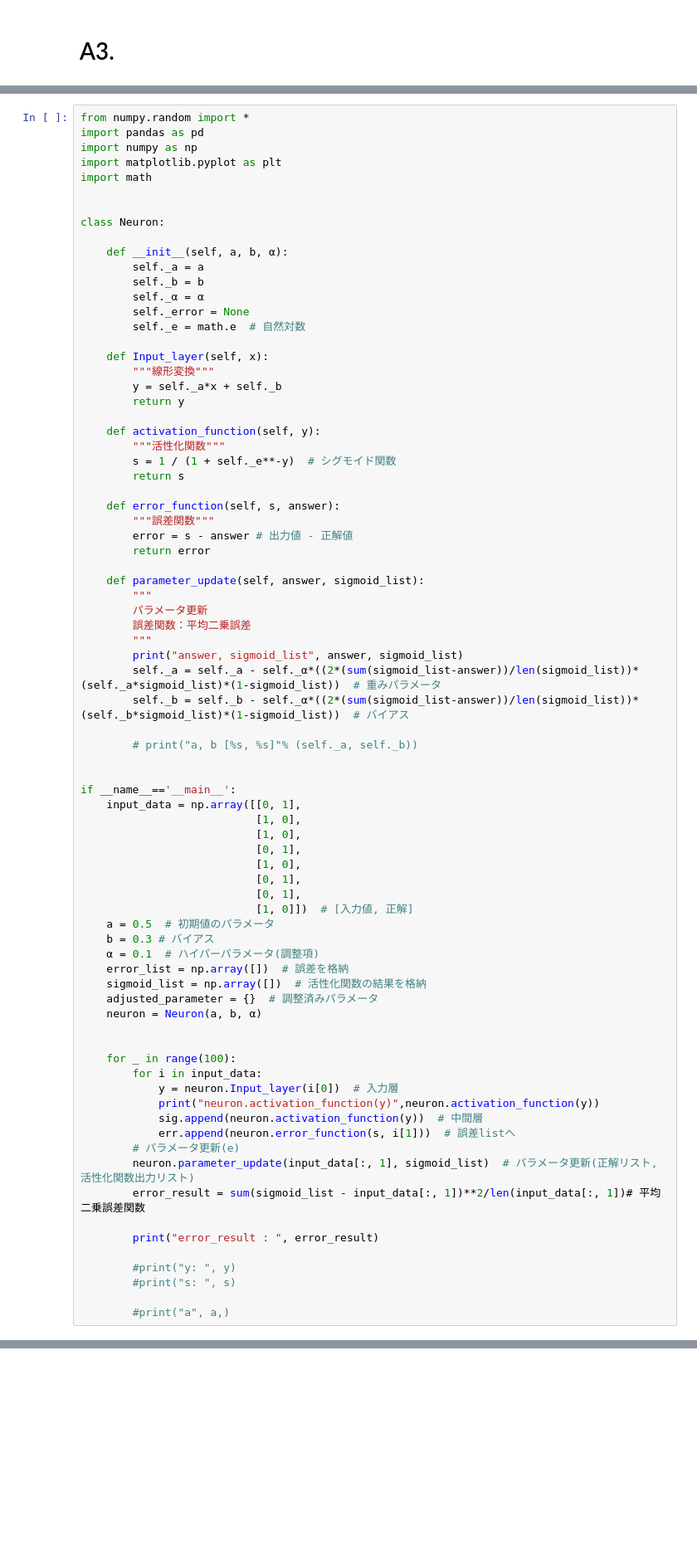
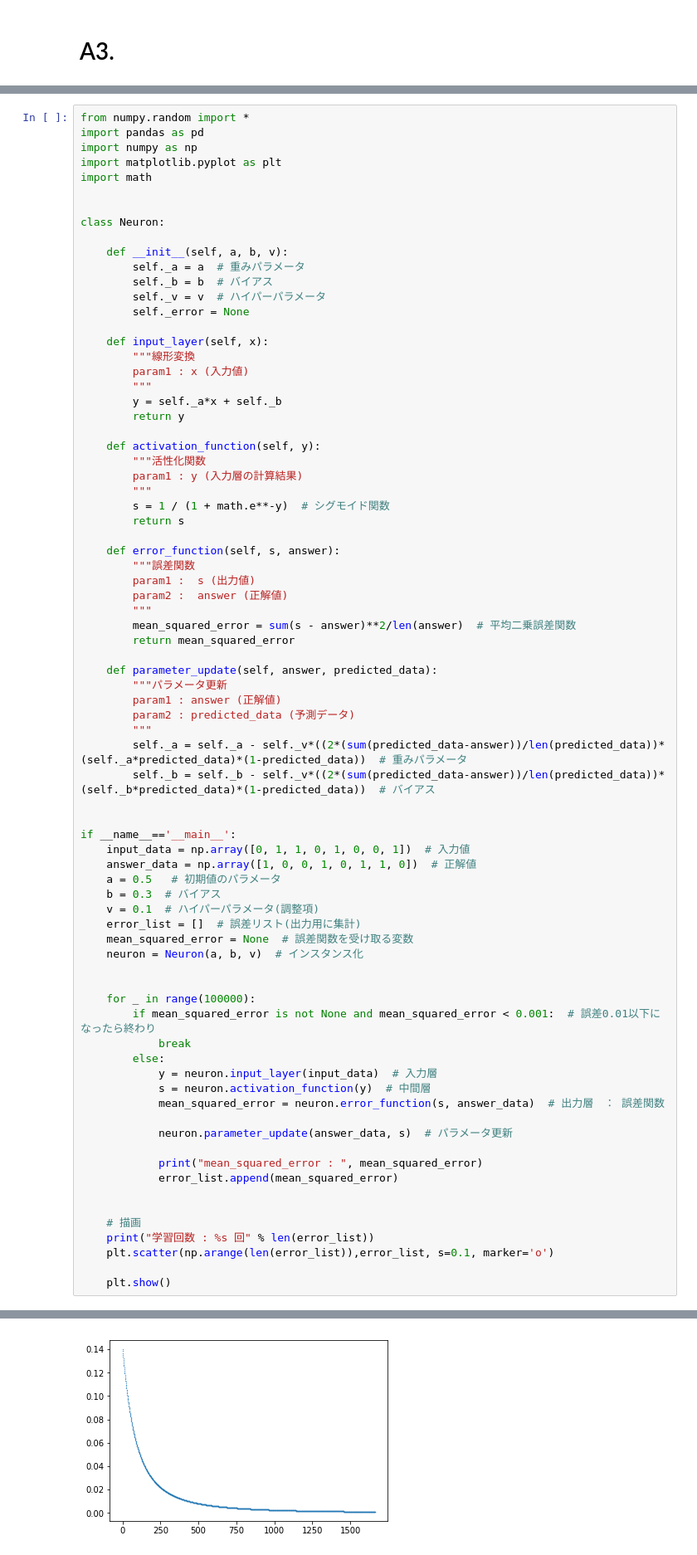
Before and after one commit to mpsamurai/ml-101-exercises, a Jupyter notebook: 04_perceptron/teraoka/04_perceptron.ipynb, the cells around one changed output, grey strips where cells are left out. Shown: that part at 83% size. Saved outputs shown, nothing was run; the diff lists cells and outputs as text; blank space fills up the shorter version.

```diff
--- a/04_perceptron/teraoka/04_perceptron.ipynb
+++ b/04_perceptron/teraoka/04_perceptron.ipynb
@@ -117,72 +114,71 @@ import math
 
 class Neuron:
 
-    def __init__(self, a, b, α):
-        self._a = a
-        self._b = b
-        self._α = α
+    def __init__(self, a, b, v):
+        self._a = a  # 重みパラメータ
+        self._b = b  # バイアス
+        self._v = v  # ハイパーパラメータ
         self._error = None
-        self._e = math.e  # 自然対数
 
-    def Input_layer(self, x):
-        """線形変換"""
+    def input_layer(self, x):
+        """線形変換
+        param1 : x (入力値)
+        """
         y = self._a*x + self._b
         return y
 
     def activation_function(self, y):
-        """活性化関数"""
-        s = 1 / (1 + self._e**-y)  # シグモイド関数
+        """活性化関数
+        param1 : y (入力層の計算結果)
+        """
+        s = 1 / (1 + math.e**-y)  # シグモイド関数
         return s
 
     def error_function(self, s, answer):
-        """誤差関数"""
-        error = s - answer # 出力値 - 正解値
-        return error
+        """誤差関数
+        param1 :  s (出力値)
+        param2 :  answer (正解値)
+        """
+        mean_squared_error = sum(s - answer)**2/len(answer)  # 平均二乗誤差関数
+        return mean_squared_error
 
-    def parameter_update(self, answer, sigmoid_list):
+    def parameter_update(self, answer, predicted_data):
+        """パラメータ更新
+        param1 : answer (正解値)
+        param2 : predicted_data (予測データ)
         """
-        パラメータ更新
-        誤差関数：平均二乗誤差
-        """
-        print("answer, sigmoid_list", answer, sigmoid_list)
-        self._a = self._a - self._α*((2*(sum(sigmoid_list-answer))/len(sigmoid_list))*(self._a*sigmoid_list)*(1-sigmoid_list))  # 重みパラメータ
-        self._b = self._b - self._α*((2*(sum(sigmoid_list-answer))/len(sigmoid_list))*(self._b*sigmoid_list)*(1-sigmoid_list))  # バイアス
-
-        # print("a, b [%s, %s]"% (self._a, self._b))
+        self._a = self._a - self._v*((2*(sum(predicted_data-answer))/len(predicted_data))*(self._a*predicted_data)*(1-predicted_data))  # 重みパラメータ
+        self._b = self._b - self._v*((2*(sum(predicted_data-answer))/len(predicted_data))*(self._b*predicted_data)*(1-predicted_data))  # バイアス
 
 
 if __name__=='__main__':
-    input_data = np.array([[0, 1],
-                           [1, 0],
-                           [1, 0],
-                           [0, 1],
-                           [1, 0],
-                           [0, 1],
-                           [0, 1],
-                           [1, 0]])  # [入力値, 正解]
-    a = 0.5  # 初期値のパラメータ
-    b = 0.3 # バイアス
-    α = 0.1  # ハイパーパラメータ(調整項)
-    error_list = np.array([])  # 誤差を格納
-    sigmoid_list = np.array([])  # 活性化関数の結果を格納
-    adjusted_parameter = {}  # 調整済みパラメータ
-    neuron = Neuron(a, b, α)
+    input_data = np.array([0, 1, 1, 0, 1, 0, 0, 1])  # 入力値
+    answer_data = np.array([1, 0, 0, 1, 0, 1, 1, 0])  # 正解値
+    a = 0.5   # 初期値のパラメータ
+    b = 0.3  # バイアス
+    v = 0.1  # ハイパーパラメータ(調整項)
+    error_list = []  # 誤差リスト(出力用に集計)
+    mean_squared_error = None  # 誤差関数を受け取る変数
+    neuron = Neuron(a, b, v)  # インスタンス化
 
 
-    for _ in range(100):
-        for i in input_data:
-            y = neuron.Input_layer(i[0])  # 入力層
-            print("neuron.activation_function(y)",neuron.activation_function(y))
-            sig.append(neuron.activation_function(y))  # 中間層
-            err.append(neuron.error_function(s, i[1]))  # 誤差listへ
-        # パラメータ更新(e)
-        neuron.parameter_update(input_data[:, 1], sigmoid_list)  # パラメータ更新(正解リスト, 活性化関数出力リスト)
-        error_result = sum(sigmoid_list - input_data[:, 1])**2/len(input_data[:, 1])# 平均二乗誤差関数
+    for _ in range(100000):
+        if mean_squared_error is not None and mean_squared_error < 0.001:  # 誤差0.01以下になったら終わり
+            break
+        else:
+            y = neuron.input_layer(input_data)  # 入力層
+            s = neuron.activation_function(y)  # 中間層
+            mean_squared_error = neuron.error_function(s, answer_data)  # 出力層　： 誤差関数
 
-        print("error_result : ", error_result)
+            neuron.parameter_update(answer_data, s)  # パラメータ更新
 
-        #print("y: ", y)
-        #print("s: ", s)
+            print("mean_squared_error : ", mean_squared_error)
+            error_list.append(mean_squared_error)
 
-        #print("a", a,)
+
+    # 描画
+    print("学習回数 : %s 回" % len(error_list))
+    plt.scatter(np.arange(len(error_list)),error_list, s=0.1, marker='o')
+
+    plt.show()
 # %% [output]
@@ -198,0 +202 @@ ValueError: operands could not be broadcast together with shapes (0,) (8,)
+[figure, added]
```
Also changed, not shown: parts of 8 cells of this notebook, 1 other file.
